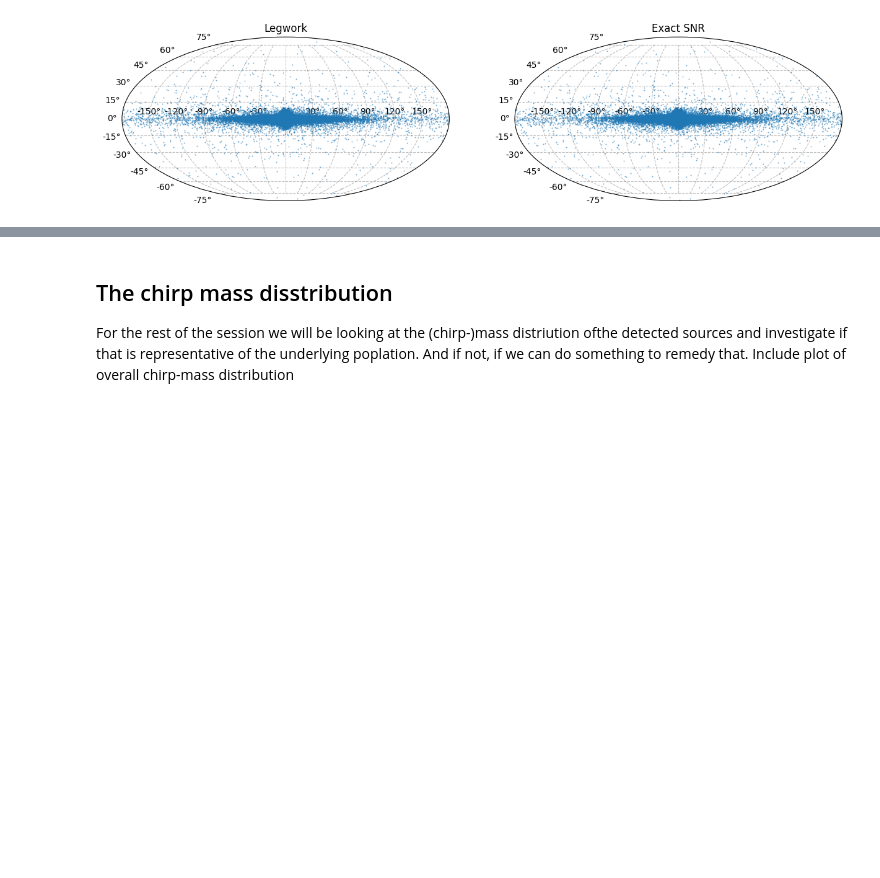
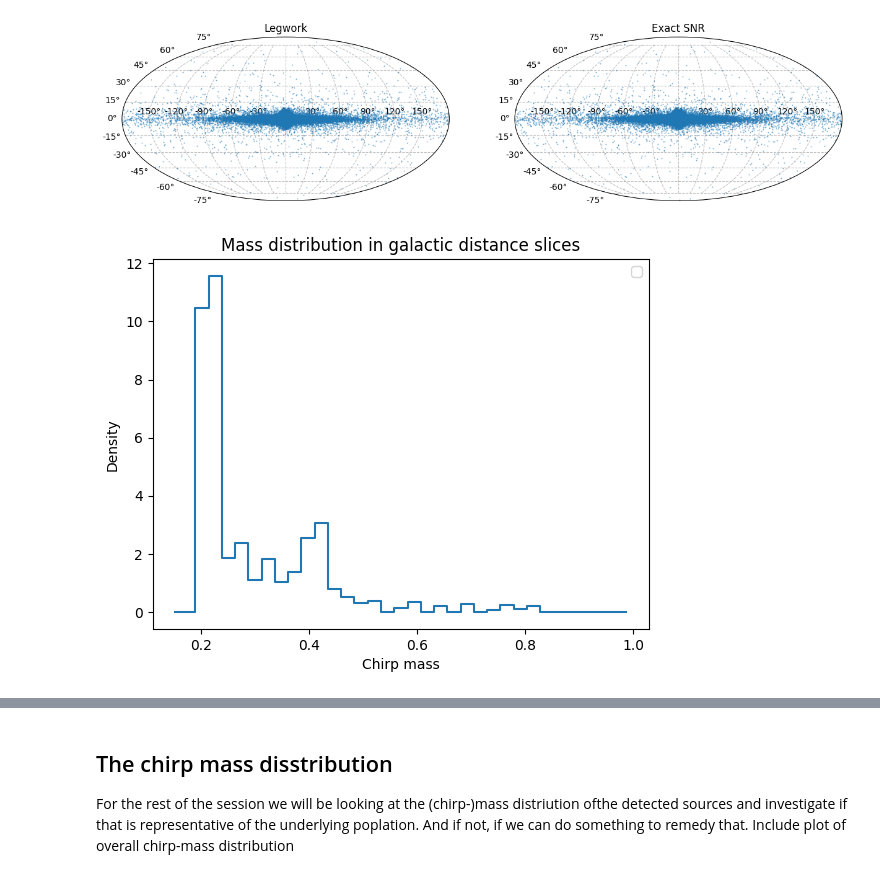
Before and after one commit to nelemans/LISA_GB_population, a Jupyter notebook: LISA_community_day_populations_filled.ipynb, the cells around one changed output, grey strips where cells are left out. Cells and saved outputs as stored; diff of their text form; code cells hidden in the pictures; blank space fills up the shorter version.

```diff
--- a/LISA_community_day_populations_filled.ipynb
+++ b/LISA_community_day_populations_filled.ipynb
@@ -417,3 +407,19 @@ plt.title('Exact SNR')
 ax.grid(True, color='gray', linestyle='--', alpha=0.5)
 # %% [output]
 [figure]
+# %%
+bin_centers, counts = np.loadtxt('MchDist.txt', unpack=True)
+# %%
+plt.step(
+bin_centers,
+counts,
+where="mid",
+)
+
+plt.xlabel("Chirp mass")
+plt.ylabel("Density")
+plt.legend()
+plt.title("Mass distribution in galactic distance slices")
+plt.show()
+# %% [output]
+[figure, added]
```
Also changed, not shown: parts of 6 cells of this notebook.
